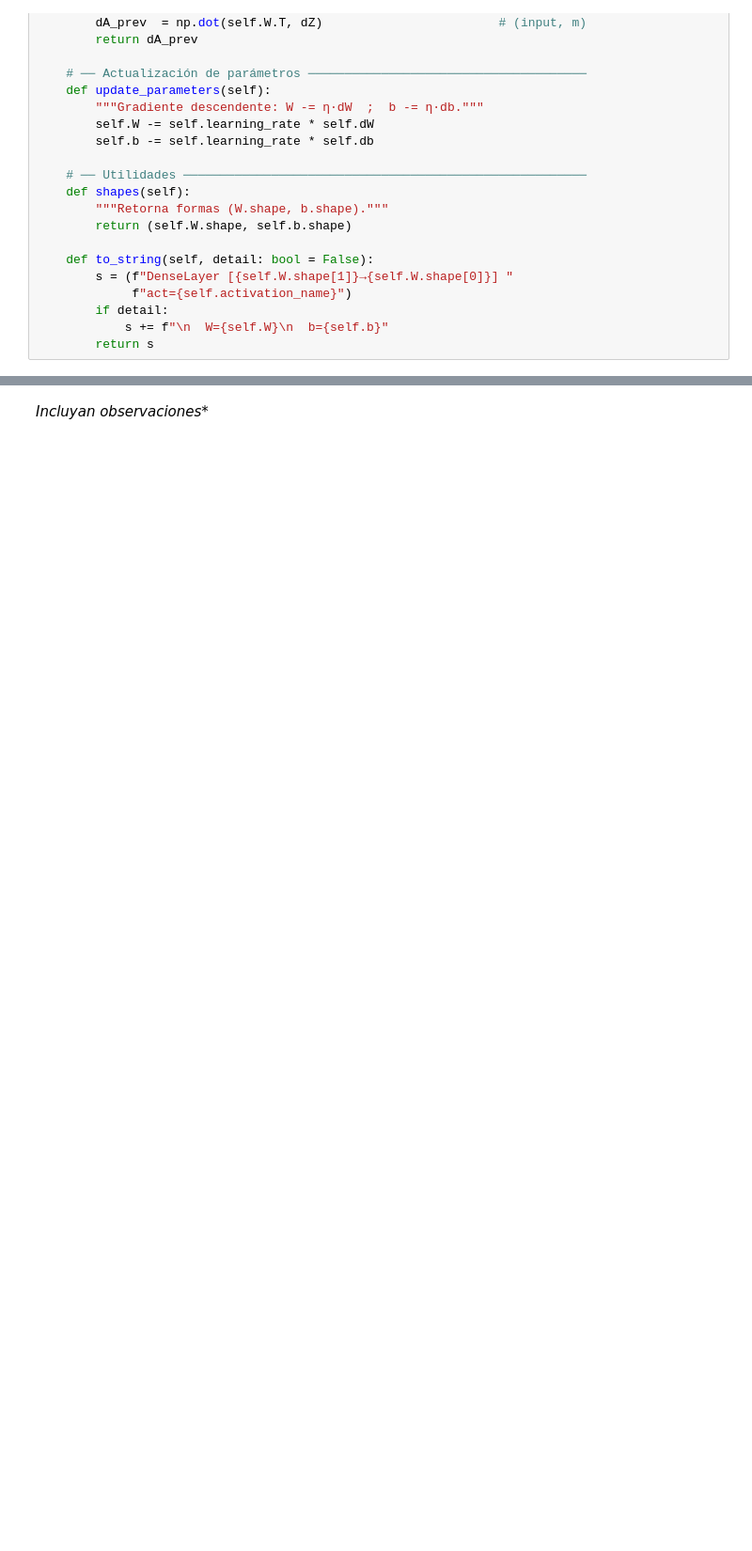
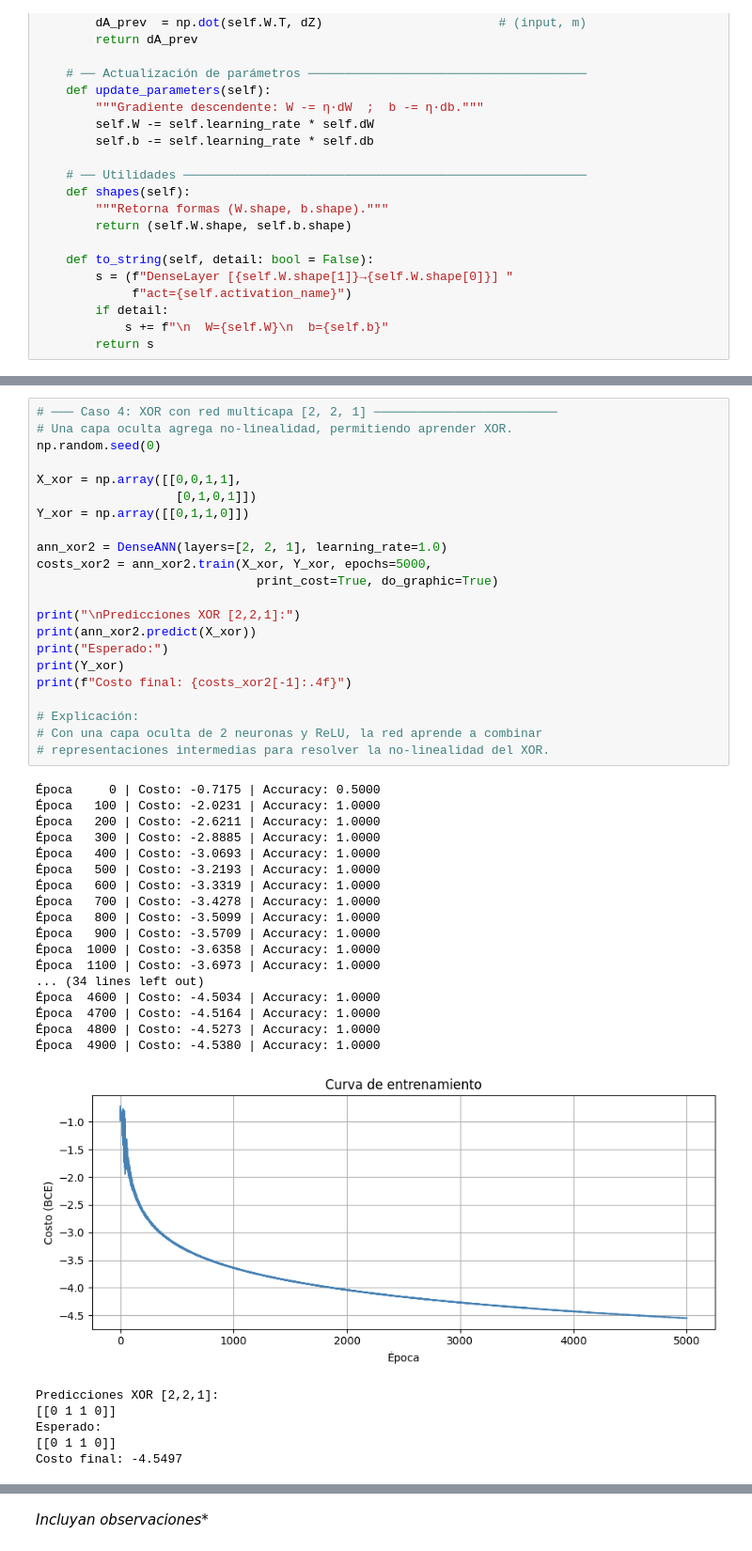
Before and after one commit to A1Daniel1/redesNeuronales, a Jupyter notebook: RN-lab-danielahumadal-juanneiraz.ipynb, the cells around one changed output, grey strips where cells are left out. Shown at 94% size. Drawn from its saved outputs; the diff is of its cells as text; blank space fills up the shorter version.

```diff
--- a/RN-lab-danielahumadal-juanneiraz.ipynb
+++ b/RN-lab-danielahumadal-juanneiraz.ipynb
@@ -594,0 +725,46 @@ class DenseLayer:
+# %%
+# ─── Caso 4: XOR con red multicapa [2, 2, 1] ─────────────────────────
+# Una capa oculta agrega no-linealidad, permitiendo aprender XOR.
+np.random.seed(0)
+
+X_xor = np.array([[0,0,1,1],
+                   [0,1,0,1]])
+Y_xor = np.array([[0,1,1,0]])
+
+ann_xor2 = DenseANN(layers=[2, 2, 1], learning_rate=1.0)
+costs_xor2 = ann_xor2.train(X_xor, Y_xor, epochs=5000,
+                              print_cost=True, do_graphic=True)
+
+print("\nPredicciones XOR [2,2,1]:")
+print(ann_xor2.predict(X_xor))
+print("Esperado:")
+print(Y_xor)
+print(f"Costo final: {costs_xor2[-1]:.4f}")
+
+# Explicación:
+# Con una capa oculta de 2 neuronas y ReLU, la red aprende a combinar
+# representaciones intermedias para resolver la no-linealidad del XOR.
+# %% [output]
+Época     0 | Costo: -0.7175 | Accuracy: 0.5000
+Época   100 | Costo: -2.0231 | Accuracy: 1.0000
+Época   200 | Costo: -2.6211 | Accuracy: 1.0000
+Época   300 | Costo: -2.8885 | Accuracy: 1.0000
+Época   400 | Costo: -3.0693 | Accuracy: 1.0000
+Época   500 | Costo: -3.2193 | Accuracy: 1.0000
+Época   600 | Costo: -3.3319 | Accuracy: 1.0000
+Época   700 | Costo: -3.4278 | Accuracy: 1.0000
+Época   800 | Costo: -3.5099 | Accuracy: 1.0000
+Época   900 | Costo: -3.5709 | Accuracy: 1.0000
+Época  1000 | Costo: -3.6358 | Accuracy: 1.0000
+Época  1100 | Costo: -3.6973 | Accuracy: 1.0000
+... (34 lines left out)
+Época  4600 | Costo: -4.5034 | Accuracy: 1.0000
+Época  4700 | Costo: -4.5164 | Accuracy: 1.0000
+Época  4800 | Costo: -4.5273 | Accuracy: 1.0000
+Época  4900 | Costo: -4.5380 | Accuracy: 1.0000
+[figure, added]
+Predicciones XOR [2,2,1]:
+[[0 1 1 0]]
+Esperado:
+[[0 1 1 0]]
+Costo final: -4.5497
```
Also changed, not shown: parts of 31 cells of this notebook, 1 other file.
